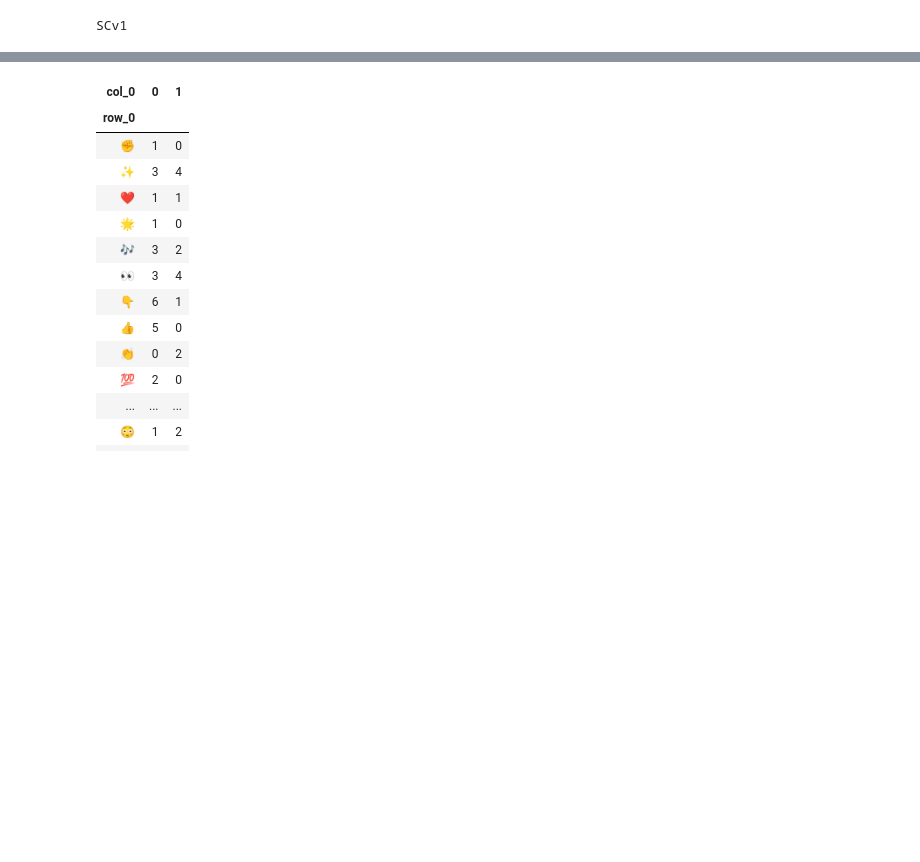
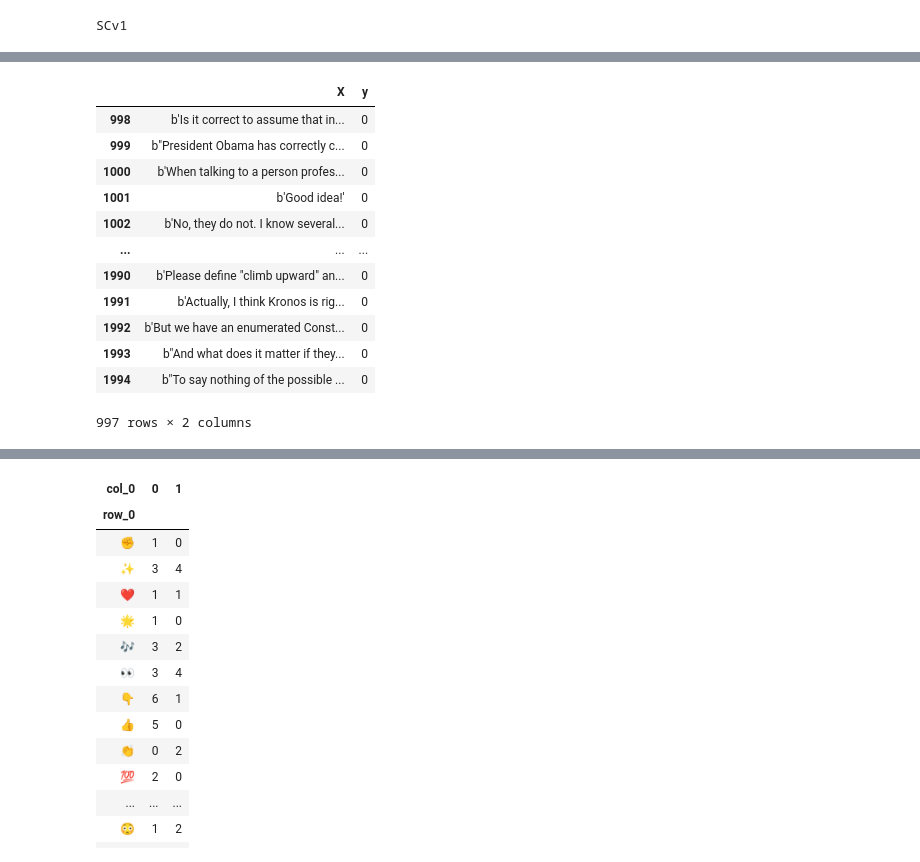
Before and after one commit to karabellyj/emoji-gpt2, a Jupyter notebook: notebooks/SCv1-experiments.ipynb, the cells around one changed output, grey strips where cells are left out. Saved outputs shown, nothing was run; the diff lists cells and outputs as text; code cells hidden in the pictures; blank space fills up the shorter version.

```diff
--- a/notebooks/SCv1-experiments.ipynb
+++ b/notebooks/SCv1-experiments.ipynb
@@ -82,0 +97,18 @@ SCv1
+# %%
+pd.set_option('display.max_colwidth', 1000)
+# %%
+df.loc[df.y == 0]
+# %% [output]
+|  | X | y |
+| 998 | b'Is it correct to assume that in... | 0 |
+| 999 | b"President Obama has correctly c... | 0 |
+| 1000 | b'When talking to a person profes... | 0 |
+| 1001 | b'Good idea!' | 0 |
+| 1002 | b'No, they do not. I know several... | 0 |
+| ... | ... | ... |
+| 1990 | b'Please define "climb upward" an... | 0 |
+| 1991 | b'Actually, I think Kronos is rig... | 0 |
+| 1992 | b'But we have an enumerated Const... | 0 |
+| 1993 | b"And what does it matter if they... | 0 |
+| 1994 | b"To say nothing of the possible ... | 0 |
+997 rows × 2 columns
```
Also changed, not shown: parts of 3 cells of this notebook, 3 other files.
